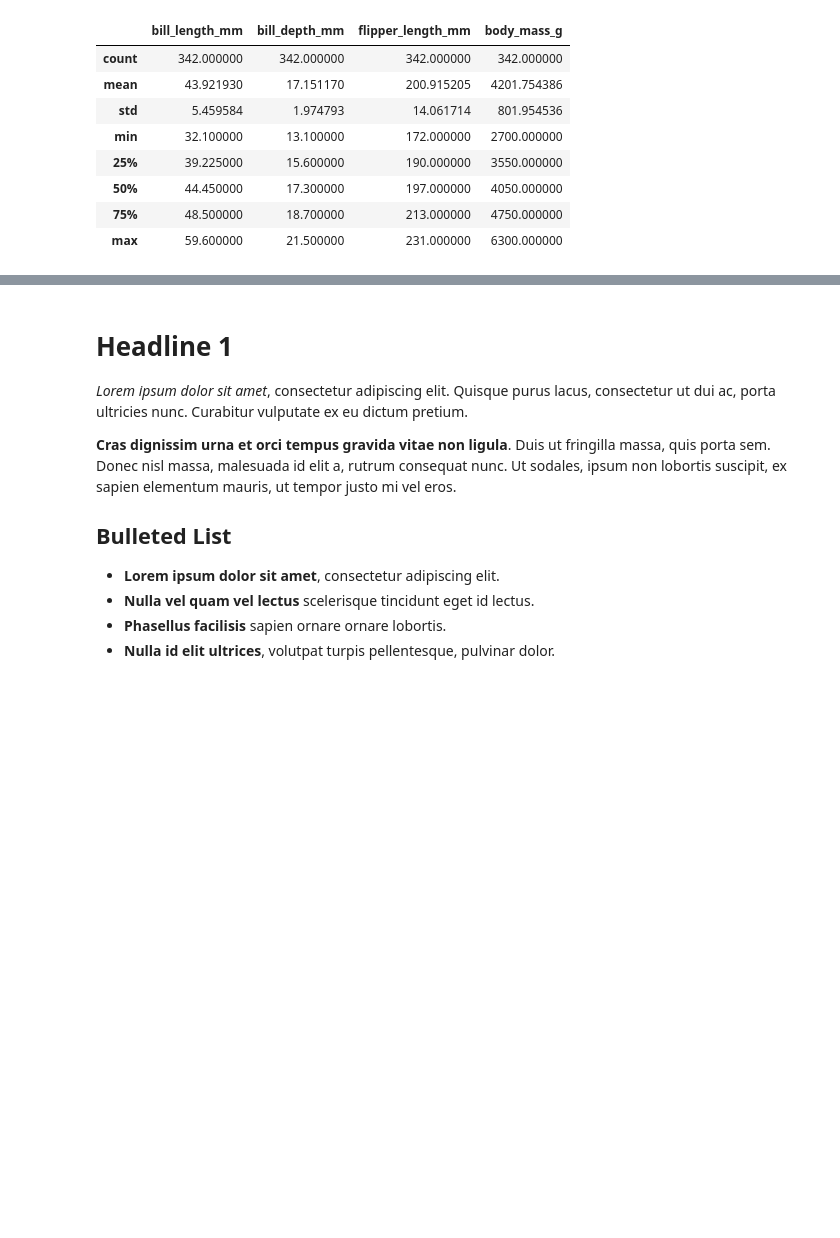
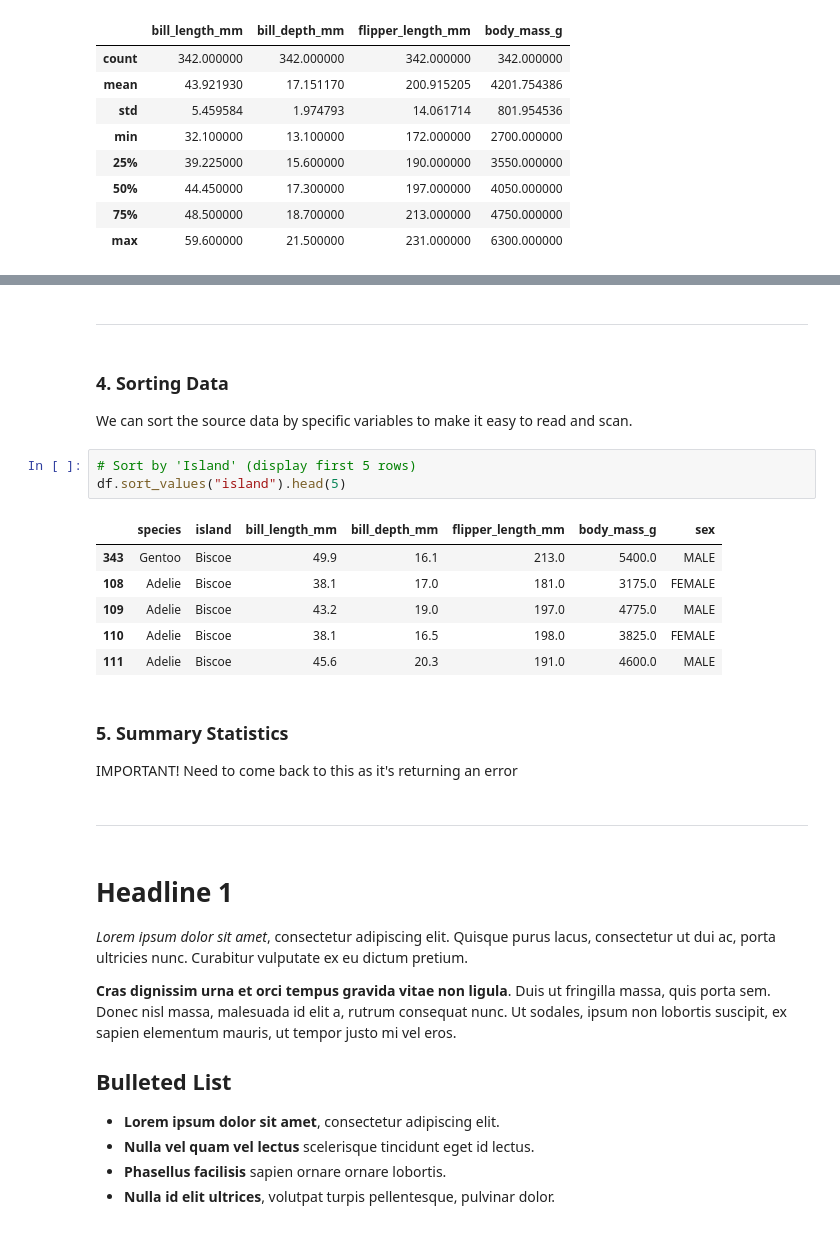
Before and after one commit to galto4/mywork, a Jupyter notebook: penguins.ipynb, the cells around one changed output, grey strips where cells are left out. Drawn from its saved outputs; the diff is of its cells as text; blank space fills up the shorter version.

```diff
--- a/penguins.ipynb
+++ b/penguins.ipynb
@@ -97,3 +149,25 @@ df.describe()
+# %% [markdown]
+***
+# %% [markdown]
+### 4. Sorting Data
+
+We can sort the source data by specific variables to make it easy to read and scan.
+# %%
+# Sort by 'Island' (display first 5 rows)
+df.sort_values("island").head(5)
+# %% [output]
+|  | species | island | bill_length_mm | bill_depth_mm | flipper_length_mm | body_mass_g | sex |
+| 343 | Gentoo | Biscoe | 49.9 | 16.1 | 213.0 | 5400.0 | MALE |
+| 108 | Adelie | Biscoe | 38.1 | 17.0 | 181.0 | 3175.0 | FEMALE |
+| 109 | Adelie | Biscoe | 43.2 | 19.0 | 197.0 | 4775.0 | MALE |
+| 110 | Adelie | Biscoe | 38.1 | 16.5 | 198.0 | 3825.0 | FEMALE |
+| 111 | Adelie | Biscoe | 45.6 | 20.3 | 191.0 | 4600.0 | MALE |
+# %% [markdown]
+### 5. Summary Statistics
+
+IMPORTANT! Need to come back to this as it's returning an error
+# %% [markdown]
+***
 # %% [markdown]
 # Headline 1
 
```
Also changed, not shown: parts of 17 cells of this notebook, 1 other file.
